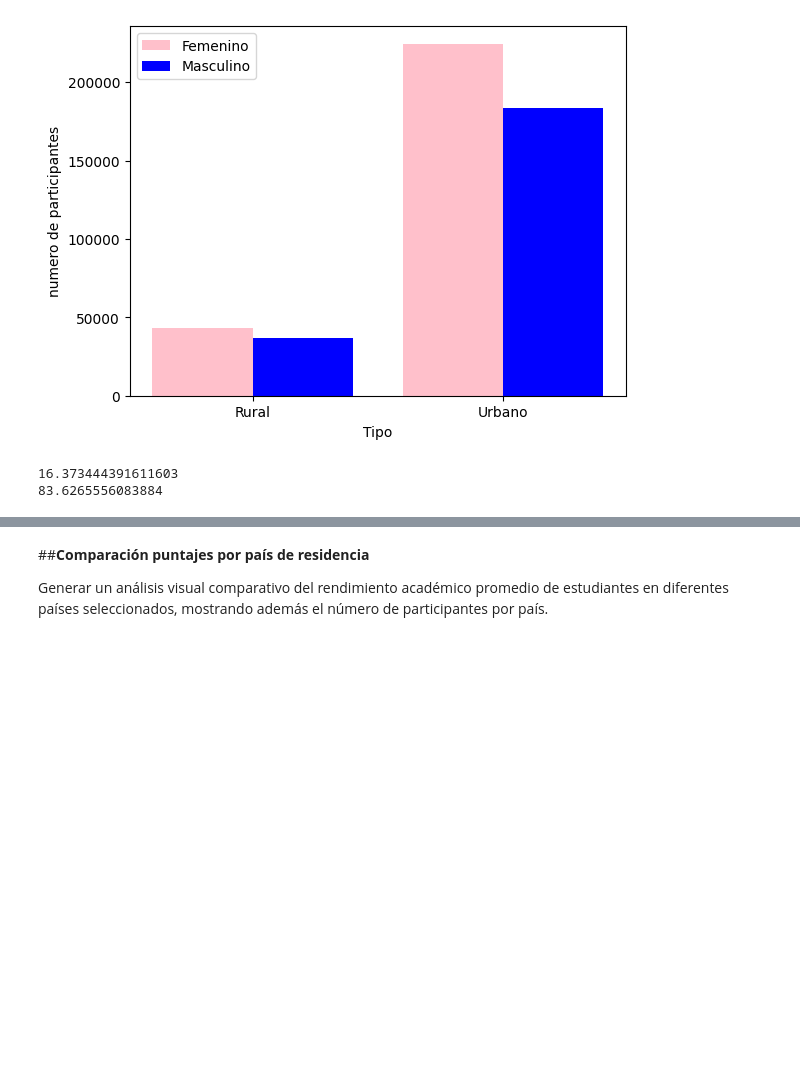
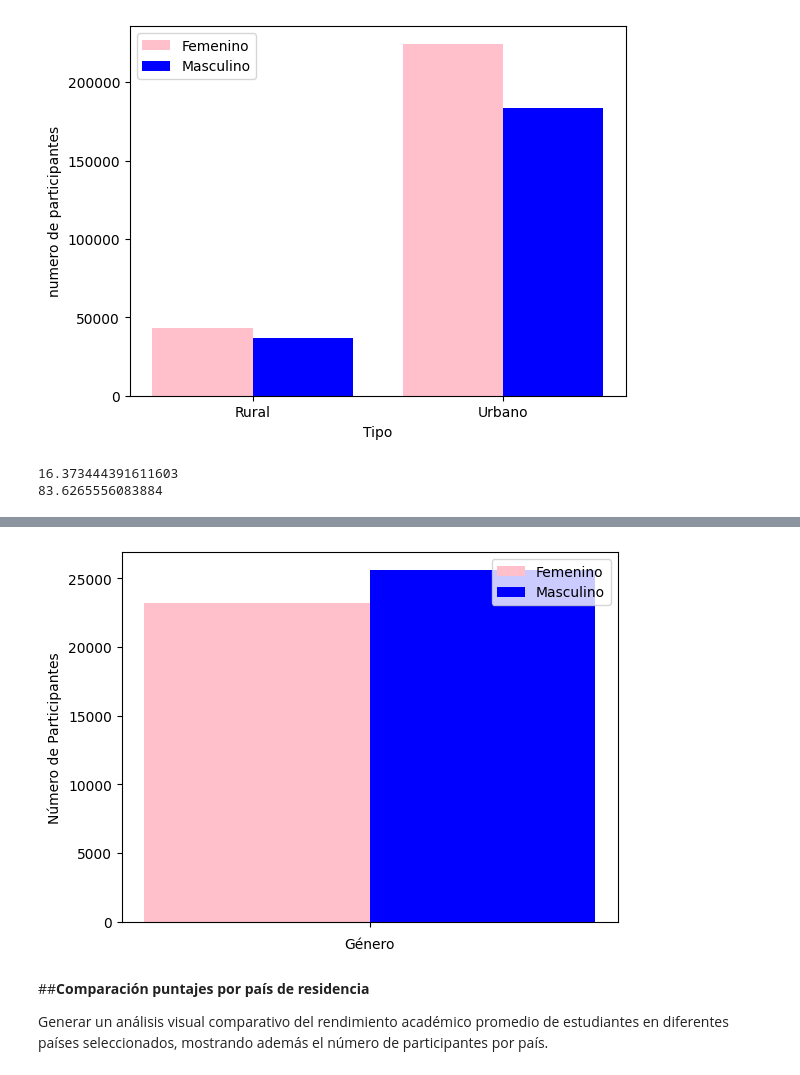
Before and after one commit to fdelav/Analizis-saber-11, a Jupyter notebook: pandas_test.ipynb, the cells around one changed output, grey strips where cells are left out. Saved outputs shown, nothing was run; the diff lists cells and outputs as text; code cells hidden in the pictures; blank space fills up the shorter version.

```diff
--- a/pandas_test.ipynb
+++ b/pandas_test.ipynb
@@ -324,0 +402,6 @@ print(porcentaje_urbano)
+# %%
+percentil_genero = df.sort_values(by = 'PUNT_GLOBAL', ascending = False)
+percentil_10_genero = percentil_tipos.head(487912//10)
+percentil_10_masculino = percentil_10_tipos[percentil_10_tipos['ESTU_GENERO'] == 'M']
+percentil_10_femenino = percentil_10_tipos[percentil_10_tipos['ESTU_GENERO'] == 'F']
+percentil_genero_valor = percentil_tipos['PUNT_GLOBAL'].quantile(0.9)
@@ -325,3 +414,15 @@ print(porcentaje_urbano)
+# %%
+bar_with = 0.4
+x=np.arange(1)
+plt.bar(x-0.2, len(percentil_10_femenino), bar_with, color='pink')
+plt.bar(x+0.2, len(percentil_10_masculino), bar_with, color='blue')
+plt.xticks(x, [])
+plt.legend(["Femenino", "Masculino"])
+plt.ylabel("Número de Participantes")
+plt.xlabel("Género")
+plt.show()
+# %% [output]
+[figure, added]
 # %% [markdown]
 ##**Comparación puntajes por país de residencia**
 
```
Also changed, not shown: parts of 14 cells of this notebook.
